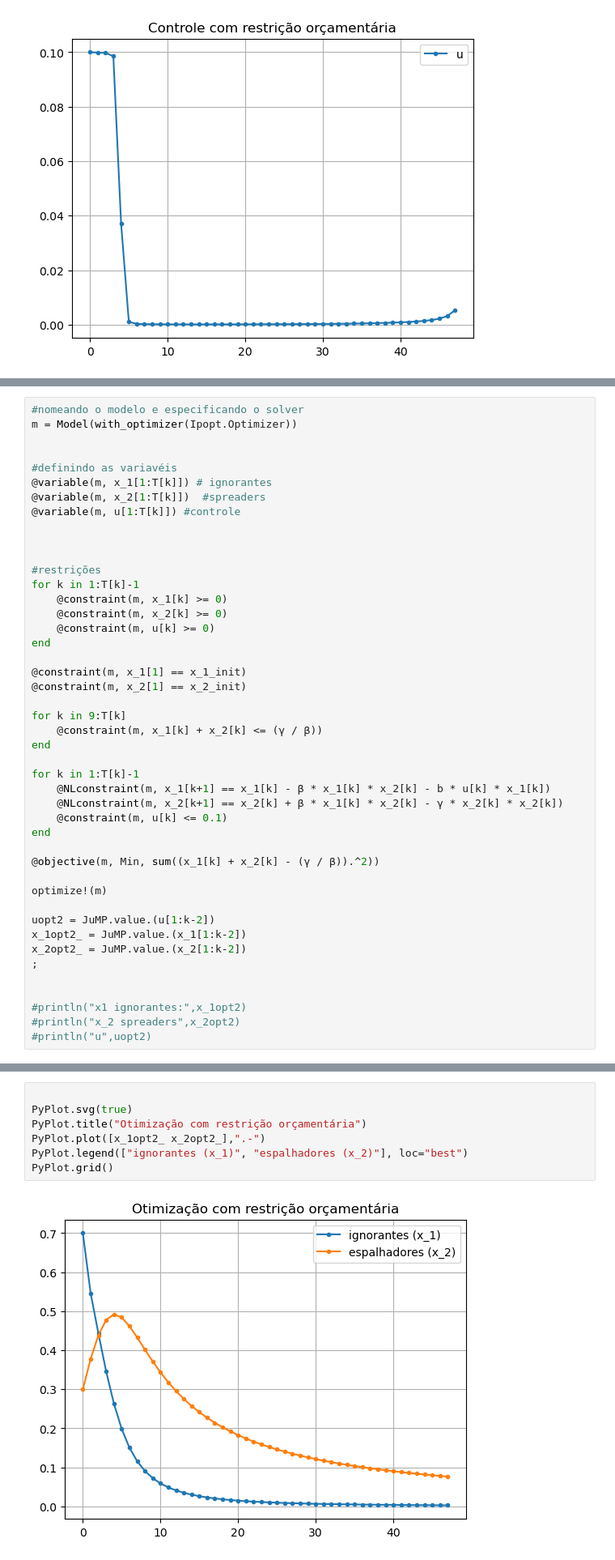
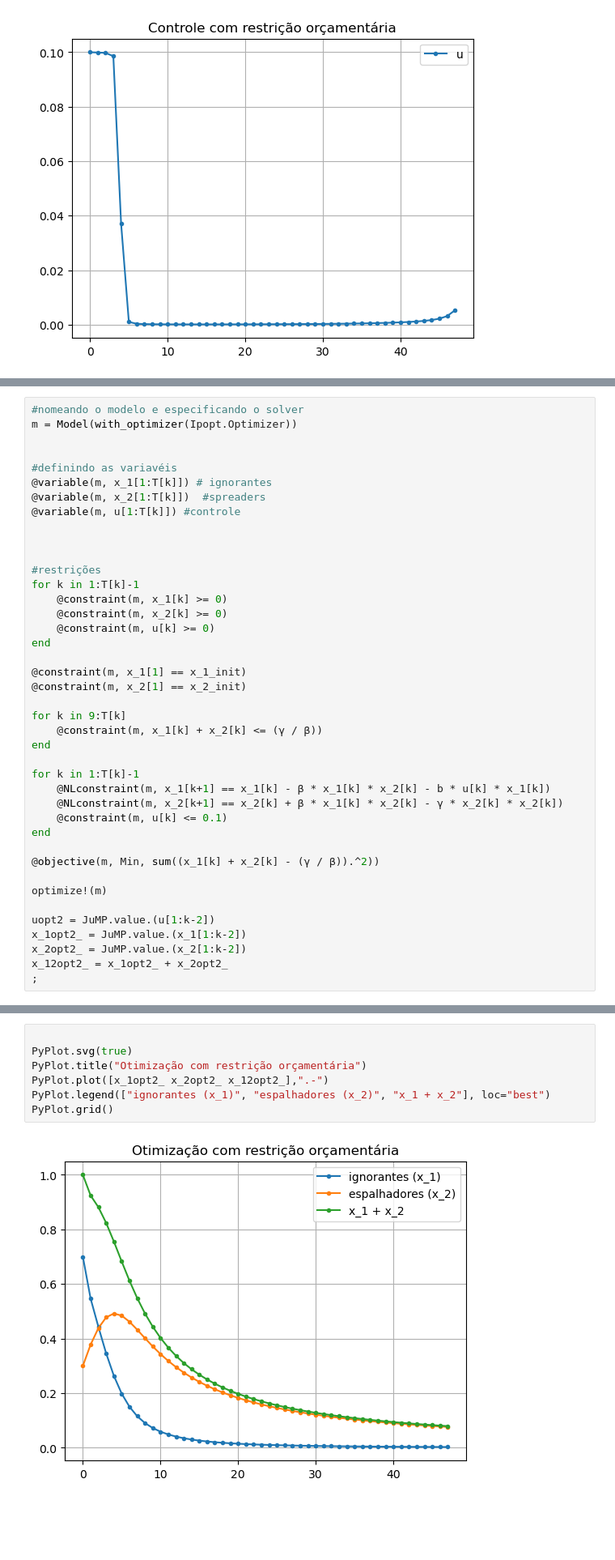
Before and after one commit to Neyrgsb/Otimizacao, a Jupyter notebook: TrabalhoOtimizaçãoJuliaeNey.ipynb, the cells around one changed output, grey strips where cells are left out. Shown at 81% size. Cells and saved outputs as stored; diff of their text form; blank space fills up the shorter version.

```diff
--- a/TrabalhoOtimizaçãoJuliaeNey.ipynb
+++ b/TrabalhoOtimizaçãoJuliaeNey.ipynb
@@ -440,12 +419,8 @@ optimize!(m)
 uopt2 = JuMP.value.(u[1:k-2])
 x_1opt2_ = JuMP.value.(x_1[1:k-2])
 x_2opt2_ = JuMP.value.(x_2[1:k-2])
+x_12opt2_ = x_1opt2_ + x_2opt2_
 ;
-
-
-#println("x1 ignorantes:",x_1opt2)
-#println("x_2 spreaders",x_2opt2)
-#println("u",uopt2)
 # %% [output]
 This is Ipopt version 3.14.4, running with linear solver MUMPS 5.4.1.
 
@@ -467,12 +444,12 @@ EXIT: Optimal Solution Found.
 # %%
 
 PyPlot.svg(true)
 PyPlot.title("Otimização com restrição orçamentária")
-PyPlot.plot([x_1opt2_ x_2opt2_],".-")
-PyPlot.legend(["ignorantes (x_1)", "espalhadores (x_2)"], loc="best")
+PyPlot.plot([x_1opt2_ x_2opt2_ x_12opt2_],".-")
+PyPlot.legend(["ignorantes (x_1)", "espalhadores (x_2)", "x_1 + x_2"], loc="best")
 PyPlot.grid()
 # %% [output]
-[figure, old version]
+[figure, new version]
 # %% [markdown]
 #### 3.3 Controle Preditivo ####
 Agora, utilizaremos o controle preditivo, em que ocorre a realimentação. O sistema é cálculado no horizonte k, mas pegamos apenas a primeira resposta do controle e recalculamos o sistema com esse novo passo.
```
Also changed, not shown: parts of 50 cells of this notebook.
